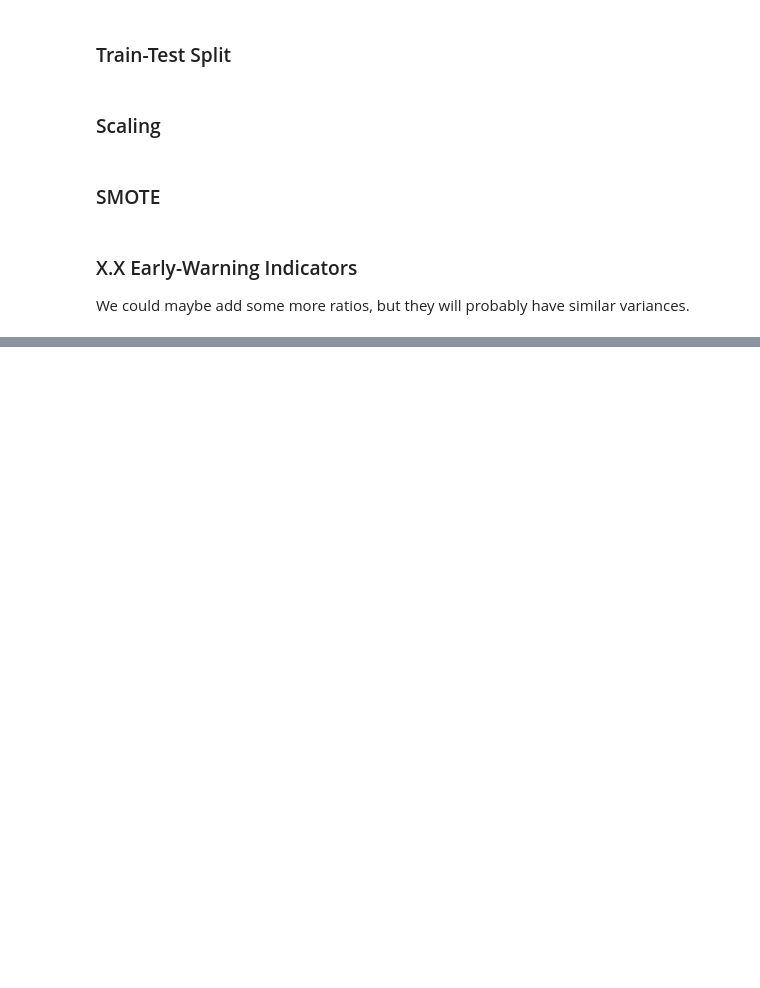
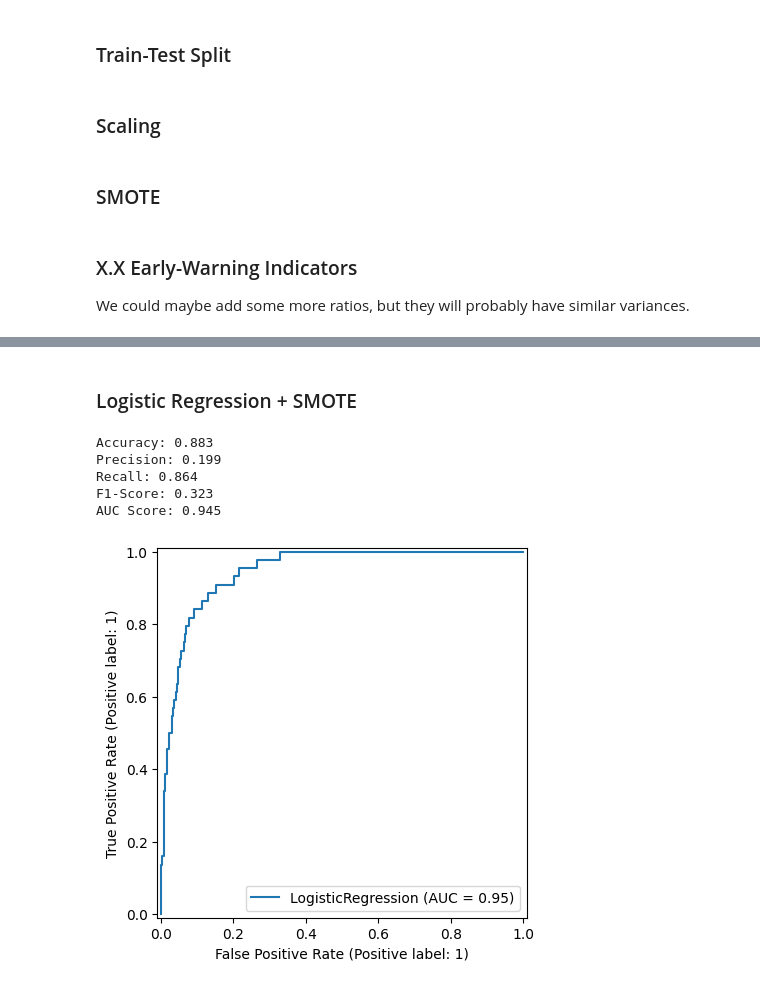
Before and after one commit to Vincent2308/Corporate-Bankruptcy, a Jupyter notebook: notebooks/week3/Taiwan_Week3.ipynb, the cells around one changed output, grey strips where cells are left out. Drawn from its saved outputs; the diff is of its cells as text; code cells hidden in the pictures; blank space fills up the shorter version.

```diff
--- a/notebooks/week3/Taiwan_Week3.ipynb
+++ b/notebooks/week3/Taiwan_Week3.ipynb
@@ -144,0 +191,13 @@ variance_df
+# %% [markdown]
+### Logistic Regression + SMOTE
+# %%
+lr_sm = LogisticRegression(max_iter=500)
+lr_sm.fit(x_train_sc_sm, y_train_sm)
+evaluate_model(lr_sm, x_test_sc, y_test)
+# %% [output]
+Accuracy: 0.883
+Precision: 0.199
+Recall: 0.864
+F1-Score: 0.323
+AUC Score: 0.945
+[figure, added]
```
Also changed, not shown: parts of 39 cells of this notebook.
